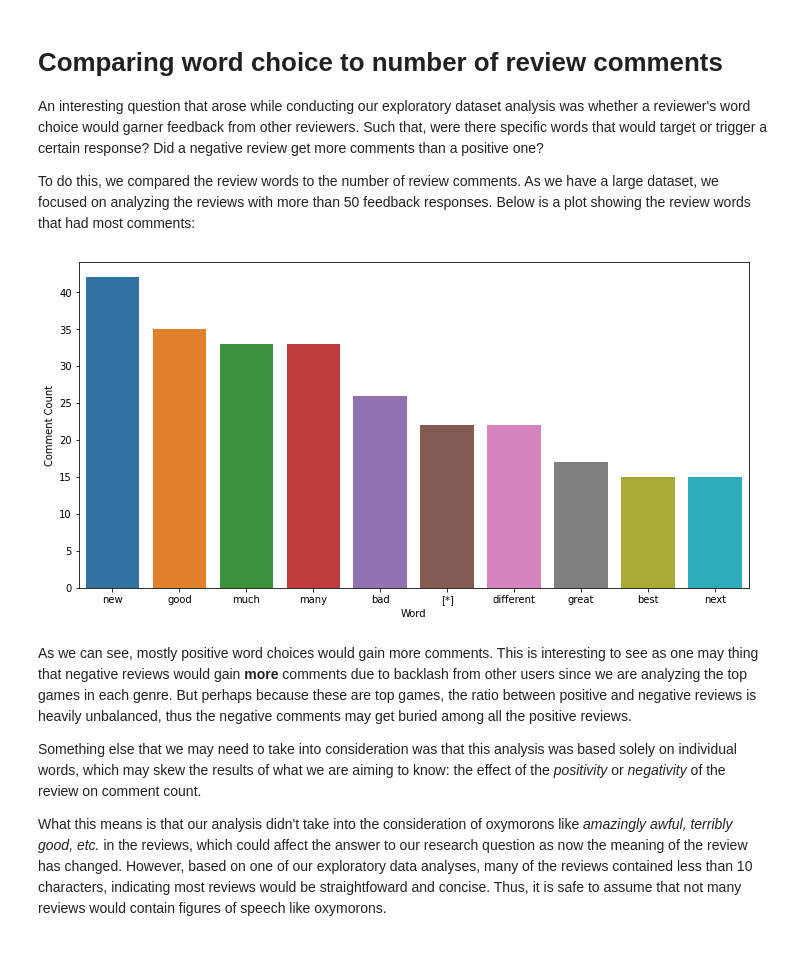
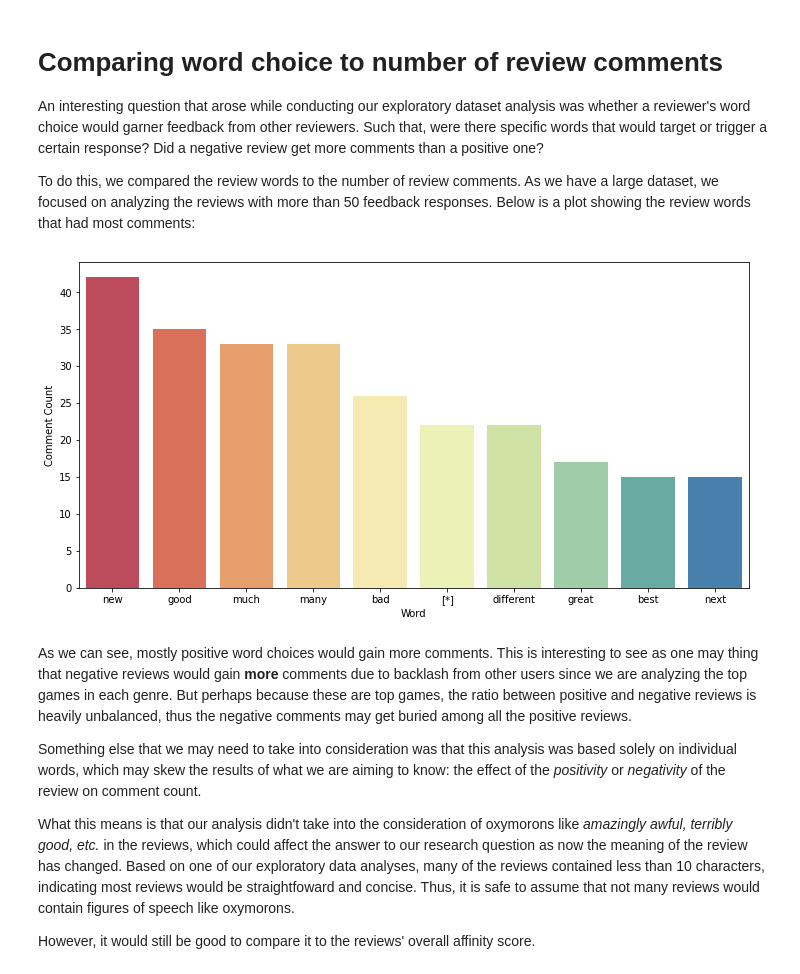
Before and after one commit to data301-2020-winter2/course-project-group_1005, a Jupyter notebook: analysis/maysey/milestone2_task05.ipynb, the cells around one changed output. Saved outputs shown, nothing was run; the diff lists cells and outputs as text; code cells hidden in the pictures.

```diff
--- a/analysis/maysey/milestone2_task05.ipynb
+++ b/analysis/maysey/milestone2_task05.ipynb
@@ -23,40 +23,42 @@ To do this, we compared the review words to the number of review comments. As we
 #Limiting data to only contain Review and Comment Count columns
 rev_comments = df[['review', 'comment_count']]
 data = pd.DataFrame({
-    'Review': rev_comments['review'],
+    'Review': rev_comments['review'].astype(str),
     'Comment Count': pd.to_numeric(rev_comments['comment_count'])
 })
 
 #Keeping only the reviews with more than 50 comments
 over50 = data[data['Comment Count'] > 50]
 
 import nltk
 from nltk.corpus import stopwords
 from nltk import word_tokenize, pos_tag, pos_tag_sents
 
 a = Counter(" ".join(over50["Review"].str.lower()).split()).most_common()
 stop_words = set(stopwords.words('english'))
 
 #Filtering out meaningless words using NLTK's stop_words list
 b = [(i[0],i[1]) for i in a if i[0] not in stop_words]
 
 #Creating dataframe containing words and their counts
 word_counts = pd.DataFrame(b, columns=['Word','Count'])
 
 #Further filtering to only contain adjectives
 word_counts['POSTags'] = pos_tag_sents(word_counts['Word'].apply(word_tokenize).tolist())
 word_counts['POSTags'] = word_counts['POSTags'].astype(str)
 final = word_counts[word_counts['POSTags'].str.contains("JJ")].head(10)
 
 plt.figure(figsize=(12,6))
-plot = sns.barplot(x=final['Word'], y=final['Count'])
+plot = sns.barplot(x=final['Word'], y=final['Count'], palette="Spectral")
 plot.set(xlabel='Word', ylabel='Comment Count')
 plt.show()
 # %% [output]
-[figure, old version]
+[figure, new version]
 # %% [markdown]
 As we can see, mostly positive word choices would gain more comments. This is interesting to see as one may thing that negative reviews would gain **more** comments due to backlash from other users since we are analyzing the top games in each genre. But perhaps because these are top games, the ratio between positive and negative reviews is heavily unbalanced, thus the negative comments may get buried among all the positive reviews.
 
 Something else that we may need to take into consideration was that this analysis was based solely on individual words, which may skew the results of what we are aiming to know: the effect of the *positivity* or *negativity* of the review on comment count.
 
-What this means is that our analysis didn't take into the consideration of oxymorons like *amazingly awful, terribly good, etc.* in the reviews, which could affect the answer to our research question as now the meaning of the review has changed. However, based on one of our exploratory data analyses, many of the reviews contained less than 10 characters, indicating most reviews would be straightfoward and concise. Thus, it is safe to assume that not many reviews would contain figures of speech like oxymorons.
+What this means is that our analysis didn't take into the consideration of oxymorons like *amazingly awful, terribly good, etc.* in the reviews, which could affect the answer to our research question as now the meaning of the review has changed. Based on one of our exploratory data analyses, many of the reviews contained less than 10 characters, indicating most reviews would be straightfoward and concise. Thus, it is safe to assume that not many reviews would contain figures of speech like oxymorons.
+
+However, it would still be good to compare it to the reviews' overall affinity score.
```
Also changed, not shown: parts of 4 cells of this notebook, 1 other file.
